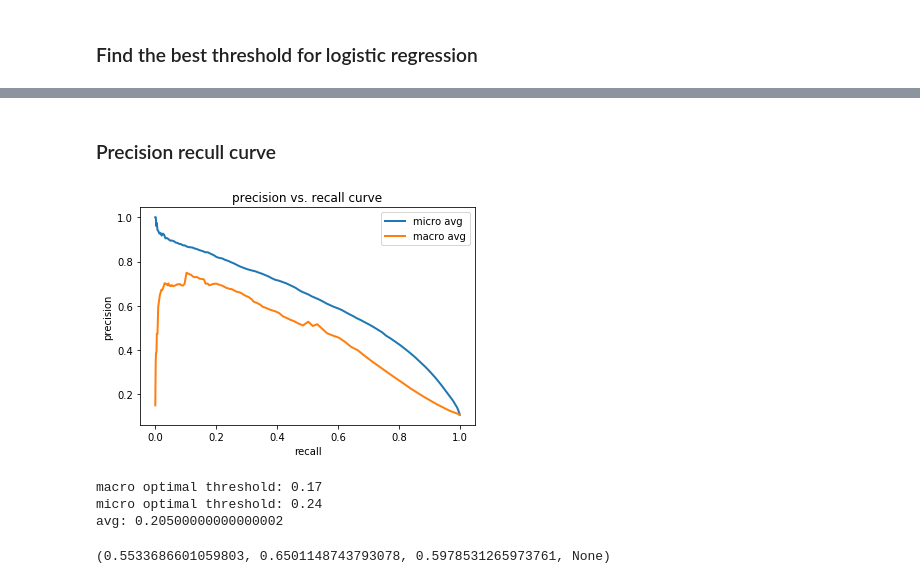
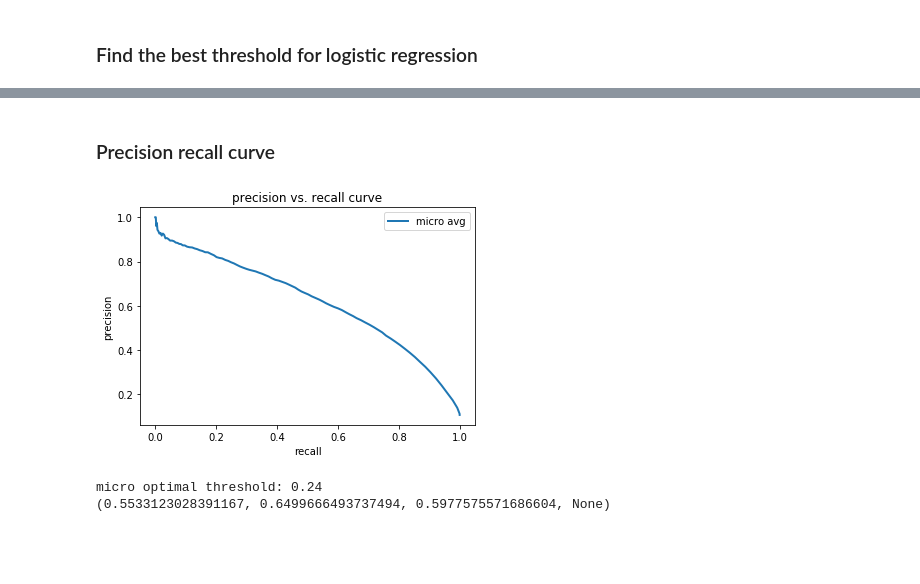
Before and after one commit to SudoHead/movie-classifier, a Jupyter notebook: notebooks/baseline_model.ipynb, the cells around one changed output, grey strips where cells are left out. Drawn from its saved outputs; the diff is of its cells as text; code cells hidden in the pictures; blank space fills up the shorter version.

```diff
--- a/notebooks/baseline_model.ipynb
+++ b/notebooks/baseline_model.ipynb
@@ -202,42 +202,32 @@ precision_recall_fscore_support(y_test, y_pred_new, average='micro')
 # %% [markdown]
-### Precision recull curve
+### Precision recall curve
 # %%
 from sklearn.metrics import precision_recall_curve
 
 # precision, recall, thresholds = precision_recall_curve(y_test, y_pred_prob)
 step = 0.01
-prec = {'macro':{}, 'micro':{}}
-recall = {'macro':{}, 'micro':{}}
-f1 = {'macro':{}, 'micro':{}}
+prec = {'micro':{}}
+recall = {'micro':{}}
+f1 = {'micro':{}}
 thresholds = np.arange(0.0, 1.0, step)
 for t in thresholds:
     pred_t = np.where(y_pred_prob >= t, 1, 0)
     prec['micro'][t], recall['micro'][t], f1['micro'][t], _ = precision_recall_fscore_support(y_test, pred_t, average='micro')
-    prec['macro'][t], recall['macro'][t], f1['macro'][t], _ = precision_recall_fscore_support(y_test, pred_t, average='macro')
 # %%
 plt.plot(list(recall['micro'].values()), list(prec['micro'].values()), lw=2, label='micro avg')
-plt.plot(list(recall['macro'].values()), list(prec['macro'].values()), lw=2, label='macro avg')
 
 plt.xlabel("recall")
 plt.ylabel("precision")
 plt.legend(loc="best")
 plt.title("precision vs. recall curve")
 plt.show()
 # %% [output]
-[figure, old version]
+[figure, new version]
 # %%
-optimal_idx_macro = np.argmax(list(f1['macro'].values()))
 optimal_idx_micro = np.argmax(list(f1['micro'].values()))
-print('macro optimal threshold:', thresholds[optimal_idx_macro])
 print('micro optimal threshold:', thresholds[optimal_idx_micro])
-print('avg:', (thresholds[optimal_idx_macro] + thresholds[optimal_idx_micro])/2)
+y_pred_new = np.where(y_pred_prob > thresholds[optimal_idx_micro], 1, 0)
+print(precision_recall_fscore_support(y_test, y_pred_new, average='micro'))
 # %% [output]
-macro optimal threshold: 0.17
 micro optimal threshold: 0.24
-avg: 0.20500000000000002
+(0.5533123028391167, 0.6499666493737494, 0.5977575571686604, None)
-# %%
-y_pred_new = np.where(y_pred_prob > thresholds[optimal_idx_micro], 1, 0)
-
-precision_recall_fscore_support(y_test, y_pred_new, average='micro')
-# %% [output]
-(0.5533686601059803, 0.6501148743793078, 0.5978531265973761, None)
```
Also changed, not shown: parts of 2 cells of this notebook.
